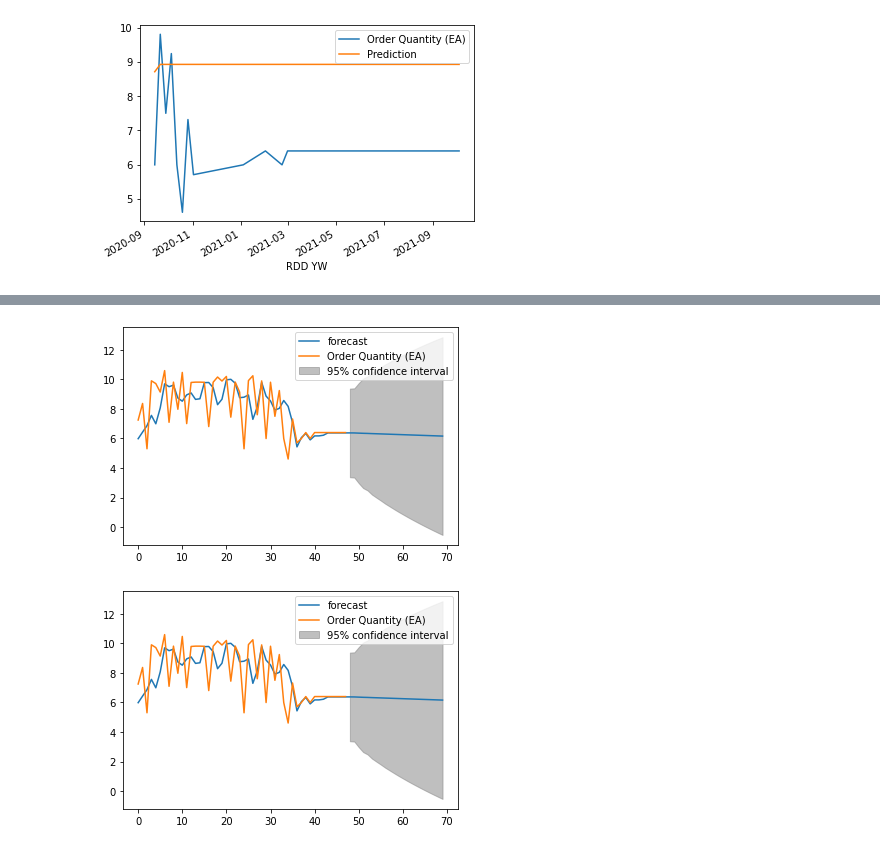
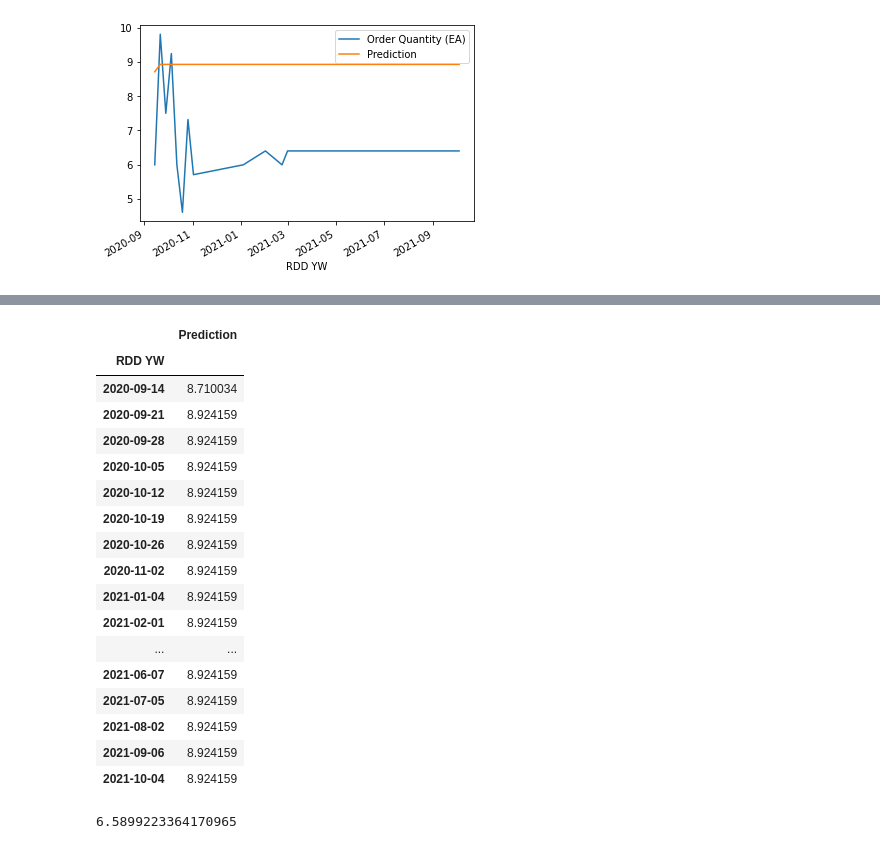
Before and after one commit to sheshank1436/Time-series-Analysis, a Jupyter notebook: auto_arima.ipynb, the cells around one changed output, grey strips where cells are left out. Drawn from its saved outputs; the diff is of its cells as text; code cells hidden in the pictures.

```diff
--- a/auto_arima.ipynb
+++ b/auto_arima.ipynb
@@ -198,5 +215,26 @@ Roots
-# %%
-model_fit.plot_predict(1,70)
-# %% [output]
-[figure, removed]
-[figure, removed]
+# %%
+future_forecast
+# %% [output]
+|  | Prediction |
+| RDD YW |  |
+| 2020-09-14 | 8.710034 |
+| 2020-09-21 | 8.924159 |
+| 2020-09-28 | 8.924159 |
+| 2020-10-05 | 8.924159 |
+| 2020-10-12 | 8.924159 |
+| 2020-10-19 | 8.924159 |
+| 2020-10-26 | 8.924159 |
+| 2020-11-02 | 8.924159 |
+| 2021-01-04 | 8.924159 |
+| 2021-02-01 | 8.924159 |
+| ... | ... |
+| 2021-06-07 | 8.924159 |
+| 2021-07-05 | 8.924159 |
+| 2021-08-02 | 8.924159 |
+| 2021-09-06 | 8.924159 |
+| 2021-10-04 | 8.924159 |
+# %%
+from sklearn.metrics import mean_squared_error
+print(mean_squared_error(test['Order Quantity (EA)'],future_forecast))
+# %% [output]
+6.5899223364170965
```
Also changed, not shown: parts of 16 cells of this notebook.
